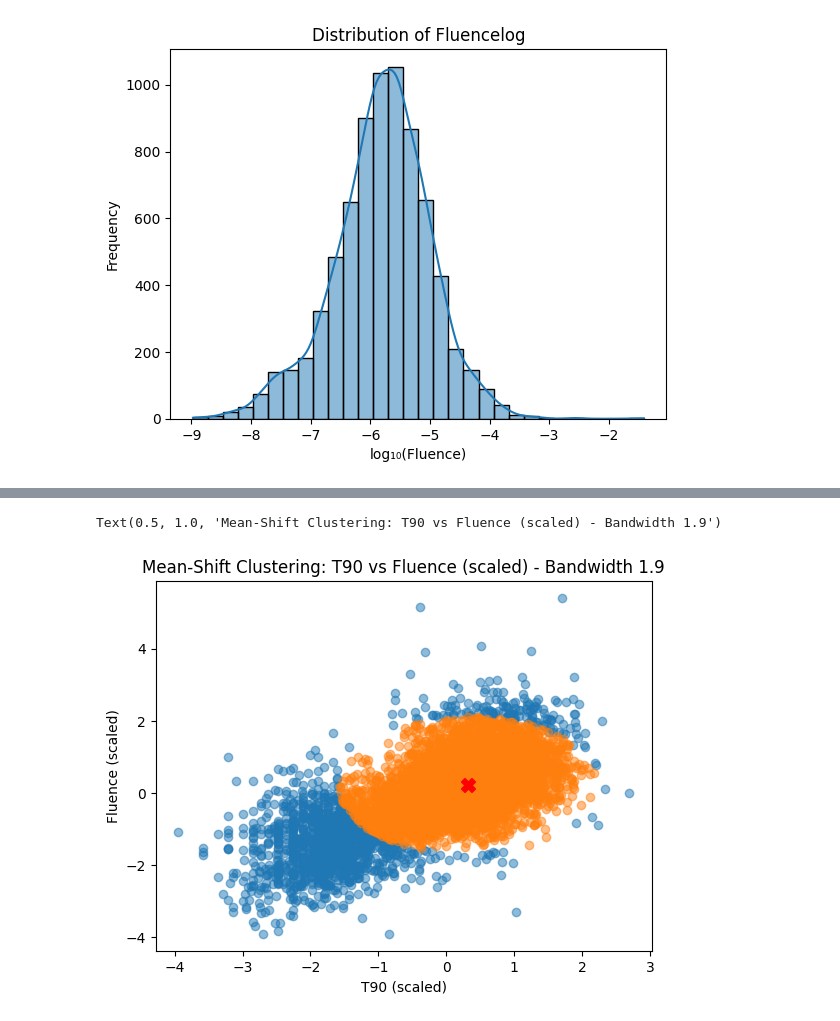
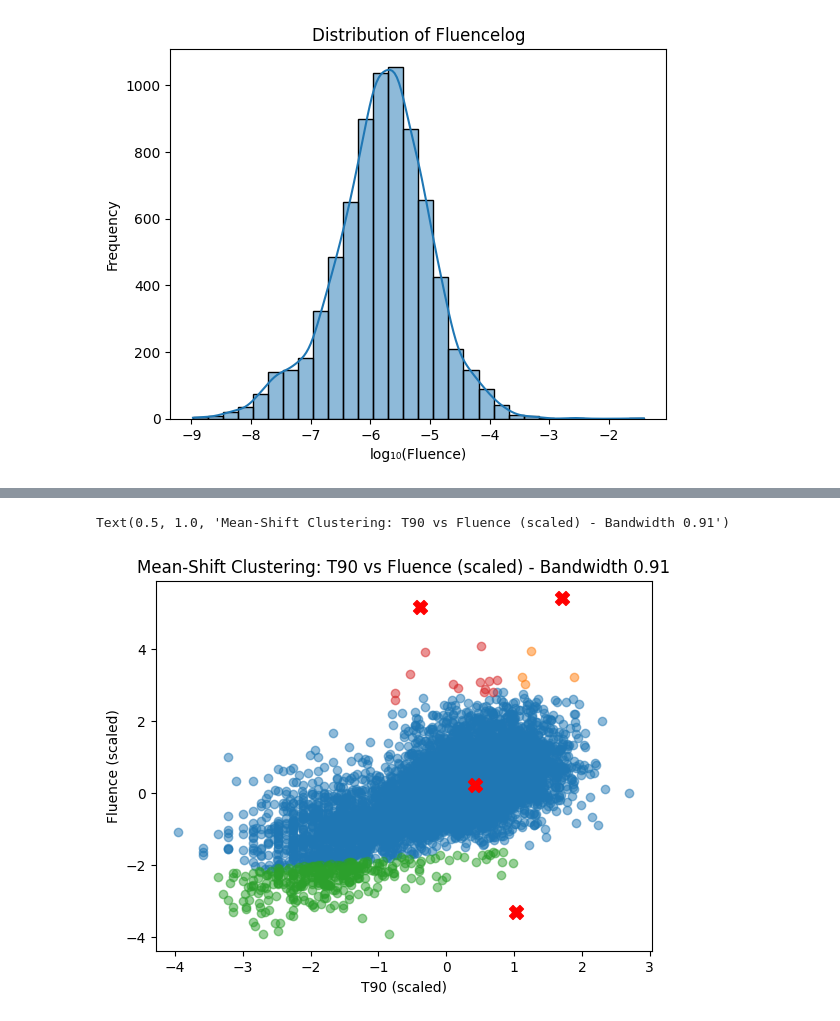
Before and after one commit to oblivion0218/ES_AstroStatistic, a Jupyter notebook: Sara_Antonellini/Lecture11/gamma.ipynb, the cells around one changed output, grey strips where cells are left out. Drawn from its saved outputs; the diff is of its cells as text; code cells hidden in the pictures.

```diff
--- a/Sara_Antonellini/Lecture11/gamma.ipynb
+++ b/Sara_Antonellini/Lecture11/gamma.ipynb
@@ -134,8 +133,8 @@ Silhouette Score for 6 clusters: 0.3237
 X = np.column_stack((T90log, Fluencelog))
 scaler = preprocessing.StandardScaler()
 X_scaled = scaler.fit_transform(X)# Standardize the data (mean = 0, std = 1)
-bandwidth_value = 1.9
-ms = MeanShift(bandwidth=bandwidth_value, bin_seeding=True, cluster_all=False) # Initialize and fit the MeanShift model
+bandwidth_value = estimate_bandwidth(X_scaled, quantile=0.2)
+ms = MeanShift(bandwidth=bandwidth_value, bin_seeding=True, cluster_all=True) # Initialize and fit the MeanShift model
 ms.fit(X_scaled)
 
 labels_ms = ms.labels_  # Get the labels assigned to each data point
@@ -143,17 +142,17 @@ centers_ms = ms.cluster_centers_  # Get the coordinates of the cluster centers
 # %%
 unique_labels = np.unique(labels_ms) # Get the unique cluster labels
 
 # Scatter plot the points of each cluster, using a different color for each cluster
 for label in unique_labels:
     plt.scatter(X_scaled[labels_ms == label, 0], X_scaled[labels_ms == label, 1],
                 alpha=0.5, label=f'Cluster {label+1}')
 
 # Plot the centers of the clusters
 plt.scatter(centers_ms[:, 0], centers_ms[:, 1], s=100, c='red', marker='X', label='Cluster Centers')
 
 plt.xlabel('T90 (scaled)')
 plt.ylabel('Fluence (scaled)')
-plt.title(f"Mean-Shift Clustering: T90 vs Fluence (scaled) - Bandwidth {bandwidth_value}")
+plt.title(f"Mean-Shift Clustering: T90 vs Fluence (scaled) - Bandwidth {bandwidth_value:.2f}")
 # %% [output]
-Text(0.5, 1.0, 'Mean-Shift Clustering: T90 vs Fluence (scaled) - Bandwidth 1.9')
+Text(0.5, 1.0, 'Mean-Shift Clustering: T90 vs Fluence (scaled) - Bandwidth 0.91')
-[figure, old version]
+[figure, new version]
```
Also changed, not shown: parts of 6 cells of this notebook, 3 other files.
